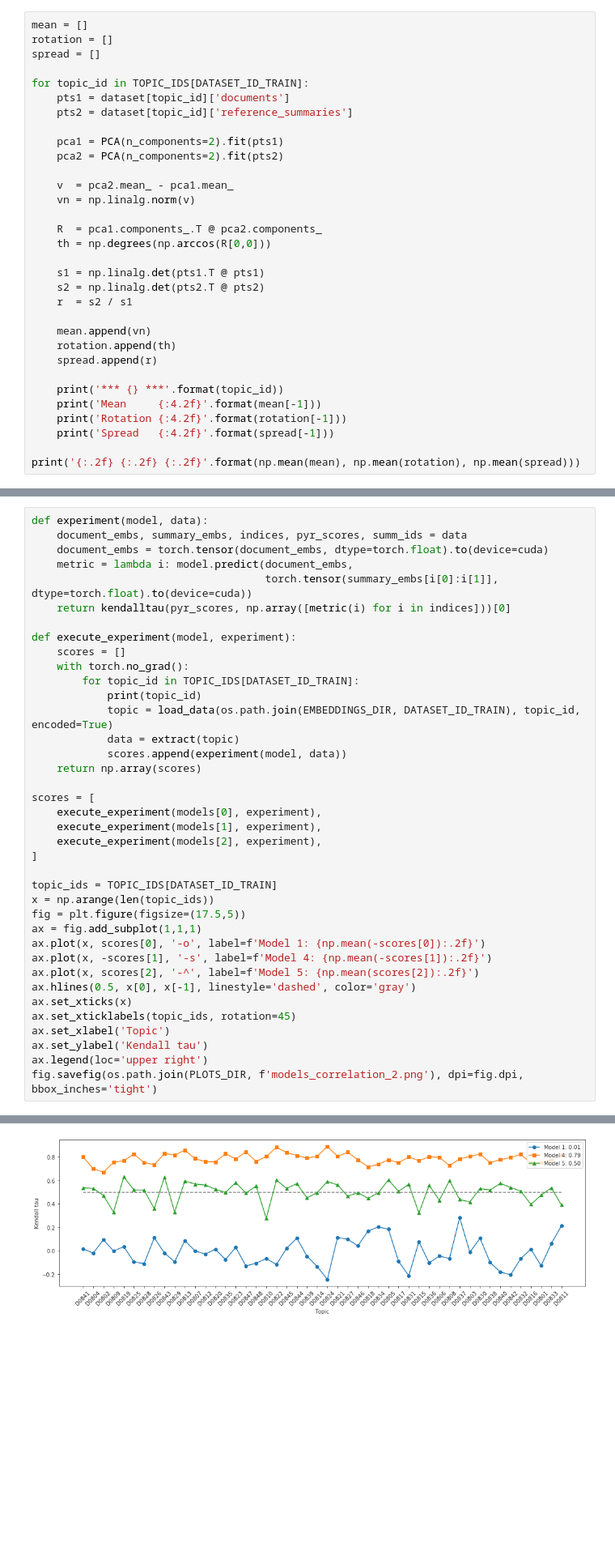
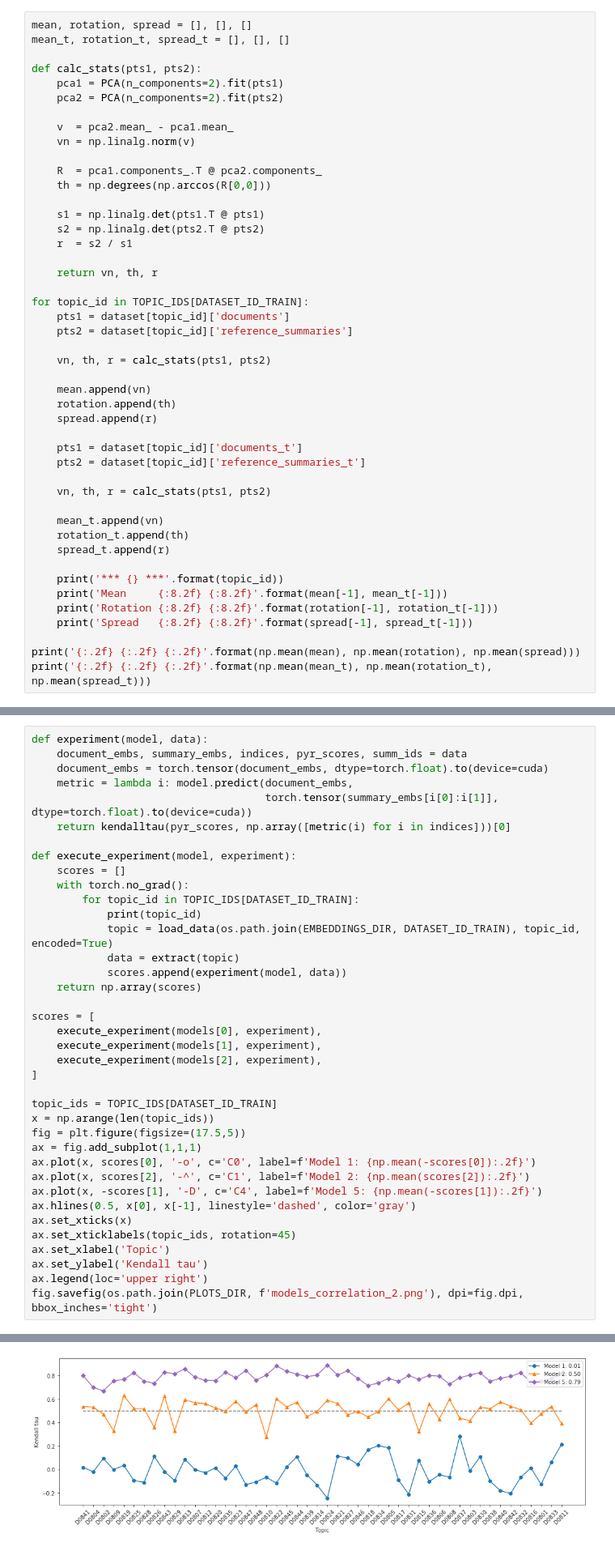
Before and after one commit to korunosk/geometry-of-text-summarization, a Jupyter notebook: plotting.ipynb, the cells around one changed output, grey strips where cells are left out. Shown at 81% size. Cells and saved outputs as stored; diff of their text form; blank space fills up the shorter version.

```diff
--- a/plotting.ipynb
+++ b/plotting.ipynb
@@ -143,14 +194,10 @@ fig.savefig(os.path.join(PLOTS_DIR, f'topics_distribution_2_presentation.png'),
 # %% [markdown]
 ## Analysis of distributions' mean, rotation and spread change
 # %%
-mean = []
-rotation = []
-spread = []
+mean, rotation, spread = [], [], []
+mean_t, rotation_t, spread_t = [], [], []
 
-for topic_id in TOPIC_IDS[DATASET_ID_TRAIN]:
-    pts1 = dataset[topic_id]['documents']
-    pts2 = dataset[topic_id]['reference_summaries']
-
+def calc_stats(pts1, pts2):
     pca1 = PCA(n_components=2).fit(pts1)
     pca2 = PCA(n_components=2).fit(pts2)
 
@@ -164,15 +211,33 @@ for topic_id in TOPIC_IDS[DATASET_ID_TRAIN]:
     s2 = np.linalg.det(pts2.T @ pts2)
     r  = s2 / s1
 
+    return vn, th, r
+
+for topic_id in TOPIC_IDS[DATASET_ID_TRAIN]:
+    pts1 = dataset[topic_id]['documents']
+    pts2 = dataset[topic_id]['reference_summaries']
+
+    vn, th, r = calc_stats(pts1, pts2)
+
     mean.append(vn)
     rotation.append(th)
     spread.append(r)
 
+    pts1 = dataset[topic_id]['documents_t']
+    pts2 = dataset[topic_id]['reference_summaries_t']
+
+    vn, th, r = calc_stats(pts1, pts2)
+
+    mean_t.append(vn)
+    rotation_t.append(th)
+    spread_t.append(r)
+
     print('*** {} ***'.format(topic_id))
-    print('Mean     {:4.2f}'.format(mean[-1]))
-    print('Rotation {:4.2f}'.format(rotation[-1]))
-    print('Spread   {:4.2f}'.format(spread[-1]))
+    print('Mean     {:8.2f} {:8.2f}'.format(mean[-1], mean_t[-1]))
+    print('Rotation {:8.2f} {:8.2f}'.format(rotation[-1], rotation_t[-1]))
+    print('Spread   {:8.2f} {:8.2f}'.format(spread[-1], spread_t[-1]))
 
 print('{:.2f} {:.2f} {:.2f}'.format(np.mean(mean), np.mean(rotation), np.mean(spread)))
+print('{:.2f} {:.2f} {:.2f}'.format(np.mean(mean_t), np.mean(rotation_t), np.mean(spread_t)))
 # %% [output]
 *** D0841 ***
@@ -267,37 +332,37 @@ scores = [
 
 topic_ids = TOPIC_IDS[DATASET_ID_TRAIN]
 x = np.arange(len(topic_ids))
 fig = plt.figure(figsize=(17.5,5))
 ax = fig.add_subplot(1,1,1)
-ax.plot(x, scores[0], '-o', label=f'Model 1: {np.mean(-scores[0]):.2f}')
-ax.plot(x, -scores[1], '-s', label=f'Model 4: {np.mean(-scores[1]):.2f}')
-ax.plot(x, scores[2], '-^', label=f'Model 5: {np.mean(scores[2]):.2f}')
+ax.plot(x, scores[0], '-o', c='C0', label=f'Model 1: {np.mean(-scores[0]):.2f}')
+ax.plot(x, scores[2], '-^', c='C1', label=f'Model 2: {np.mean(scores[2]):.2f}')
+ax.plot(x, -scores[1], '-D', c='C4', label=f'Model 5: {np.mean(-scores[1]):.2f}')
 ax.hlines(0.5, x[0], x[-1], linestyle='dashed', color='gray')
 ax.set_xticks(x)
 ax.set_xticklabels(topic_ids, rotation=45)
 ax.set_xlabel('Topic')
 ax.set_ylabel('Kendall tau')
 ax.legend(loc='upper right')
 fig.savefig(os.path.join(PLOTS_DIR, f'models_correlation_2.png'), dpi=fig.dpi, bbox_inches='tight')
 # %% [output]
 D0841
 D0804
 D0802
 D0809
 D0819
 D0825
 D0828
 D0826
 D0843
 D0829
 D0813
 D0807
 ... (128 lines left out)
 D0816
 D0801
 D0833
 D0811
-[figure, old version]
+[figure, new version]
 # %% [markdown]
 ## Topic correlation
 # %%
```
Also changed, not shown: parts of 7 cells of this notebook, 1 other file.
